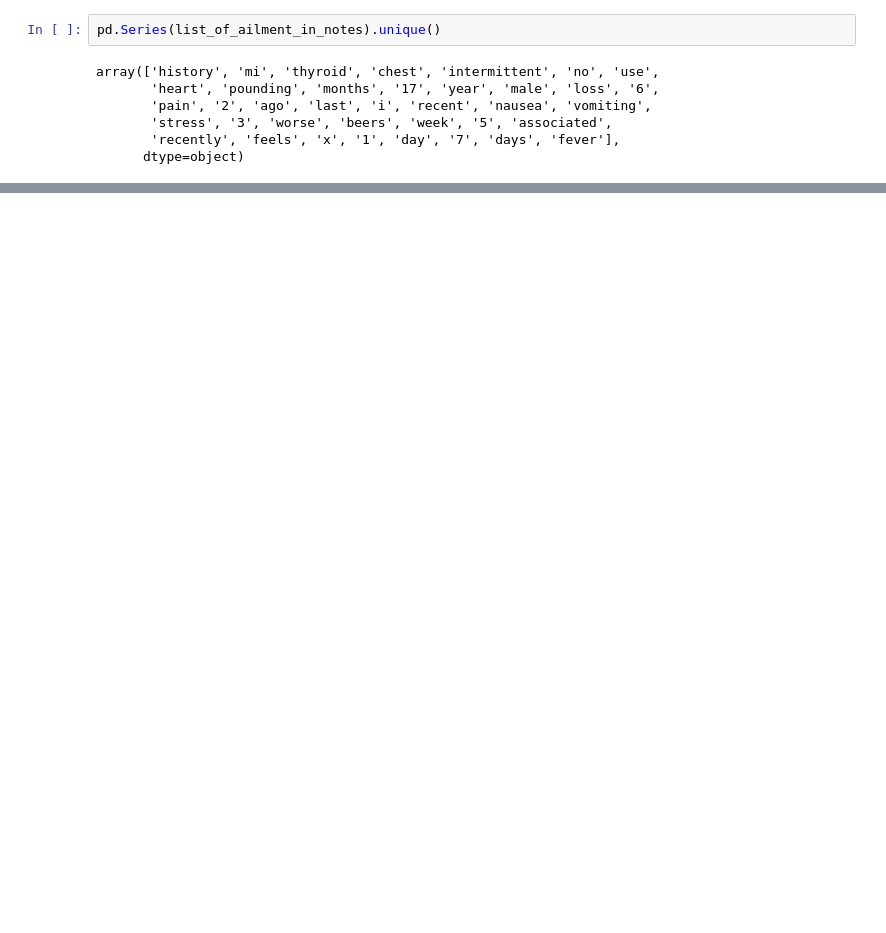
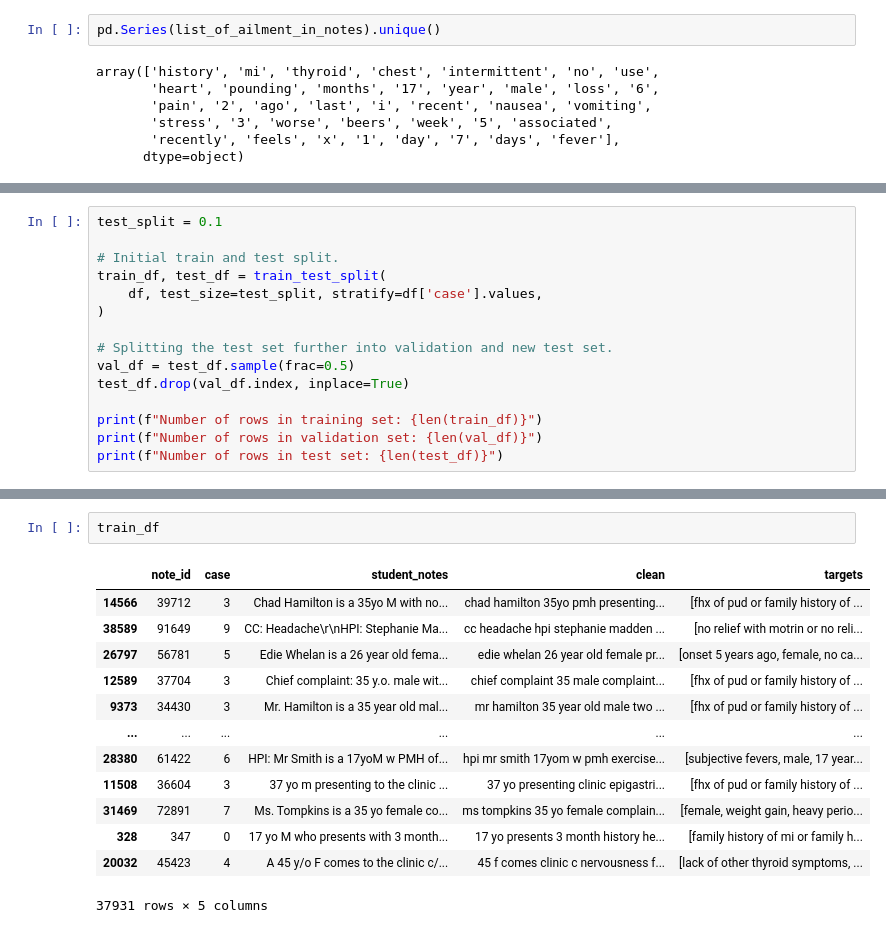
Before and after one commit to codeup-nlp-capstone/clinical_patient_notes, a Jupyter notebook: bts-explore.ipynb, the cells around one changed output, grey strips where cells are left out. Cells and saved outputs as stored; diff of their text form; blank space fills up the shorter version.

```diff
--- a/bts-explore.ipynb
+++ b/bts-explore.ipynb
@@ -717,0 +704,15 @@ notes.clean[0]
+# %%
+test_split = 0.1
+
+# Initial train and test split.
+train_df, test_df = train_test_split(
+    df, test_size=test_split, stratify=df['case'].values,
+)
+
+# Splitting the test set further into validation and new test set.
+val_df = test_df.sample(frac=0.5)
+test_df.drop(val_df.index, inplace=True)
+
+print(f"Number of rows in training set: {len(train_df)}")
+print(f"Number of rows in validation set: {len(val_df)}")
+print(f"Number of rows in test set: {len(test_df)}")
@@ -717,0 +727,16 @@ notes.clean[0]
+# %%
+train_df
+# %% [output]
+|  | note_id | case | student_notes | clean | targets |
+| 14566 | 39712 | 3 | Chad Hamilton is a 35yo M with no... | chad hamilton 35yo pmh presenting... | [fhx of pud or family history of ... |
+| 38589 | 91649 | 9 | CC: Headache\r\nHPI: Stephanie Ma... | cc headache hpi stephanie madden ... | [no relief with motrin or no reli... |
+| 26797 | 56781 | 5 | Edie Whelan is a 26 year old fema... | edie whelan 26 year old female pr... | [onset 5 years ago, female, no ca... |
+| 12589 | 37704 | 3 | Chief complaint: 35 y.o. male wit... | chief complaint 35 male complaint... | [fhx of pud or family history of ... |
+| 9373 | 34430 | 3 | Mr. Hamilton is a 35 year old mal... | mr hamilton 35 year old male two ... | [fhx of pud or family history of ... |
+| ... | ... | ... | ... | ... | ... |
+| 28380 | 61422 | 6 | HPI: Mr Smith is a 17yoM w PMH of... | hpi mr smith 17yom w pmh exercise... | [subjective fevers, male, 17 year... |
+| 11508 | 36604 | 3 | 37 yo m presenting to the clinic ... | 37 yo presenting clinic epigastri... | [fhx of pud or family history of ... |
+| 31469 | 72891 | 7 | Ms. Tompkins is a 35 yo female co... | ms tompkins 35 yo female complain... | [female, weight gain, heavy perio... |
+| 328 | 347 | 0 | 17 yo M who presents with 3 month... | 17 yo presents 3 month history he... | [family history of mi or family h... |
+| 20032 | 45423 | 4 | A 45 y/o F comes to the clinic c/... | 45 f comes clinic c nervousness f... | [lack of other thyroid symptoms, ... |
+37931 rows × 5 columns
```
Also changed, not shown: parts of 62 cells of this notebook.
